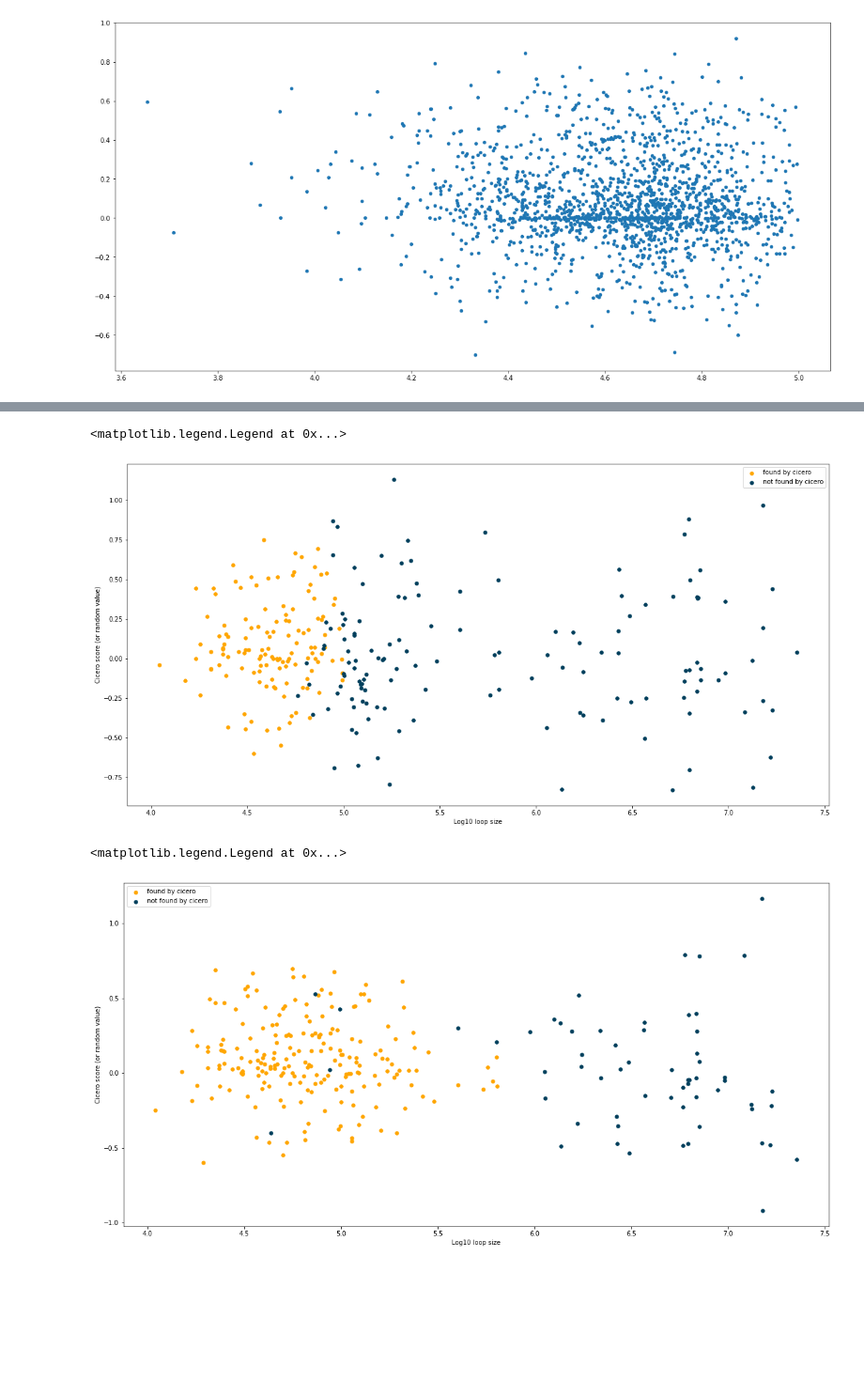
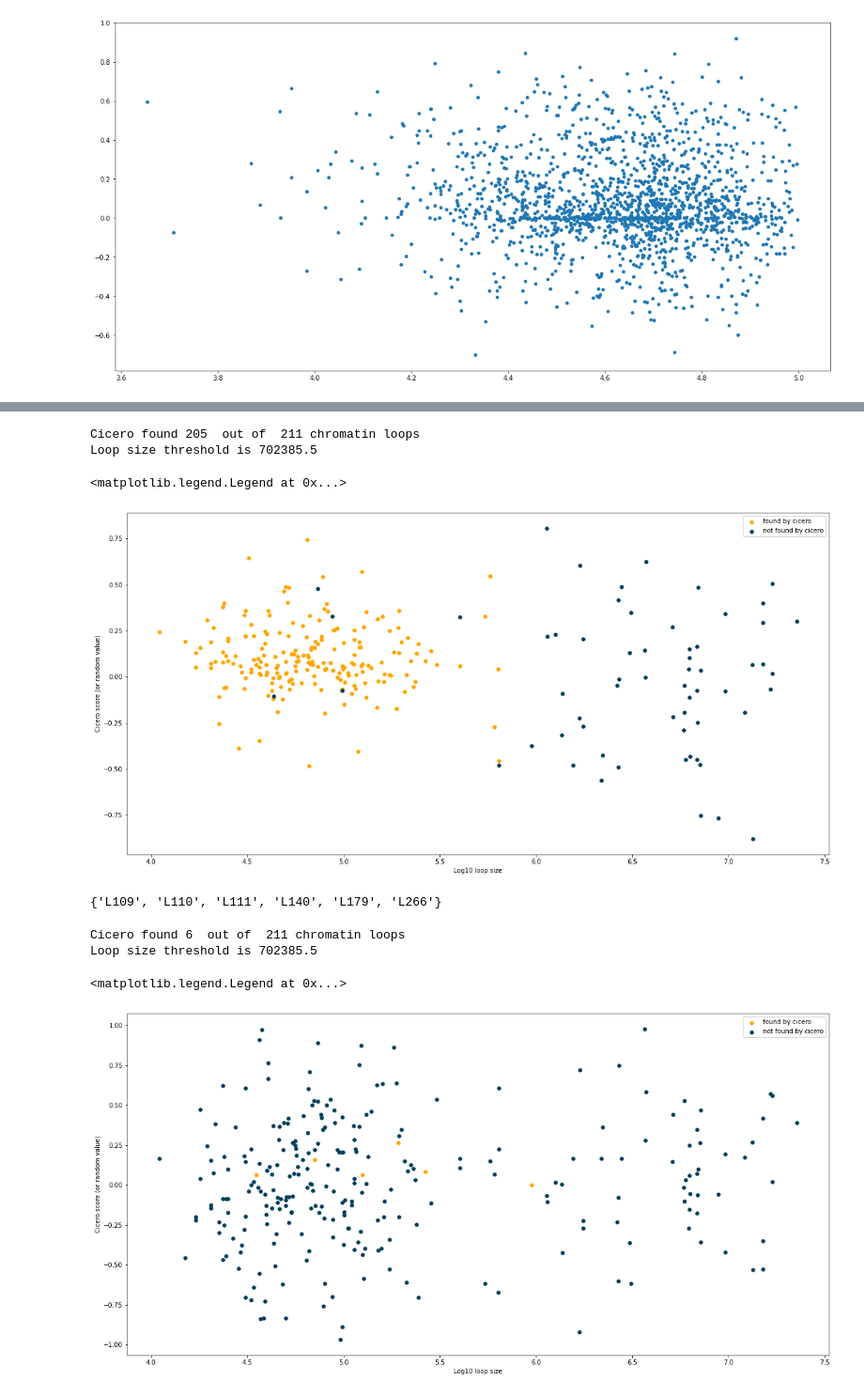
Before and after one commit to fishblish/enhancer-promoter-interactions, a Jupyter notebook: src/python/visualize_results.ipynb, the cells around one changed output, grey strips where cells are left out. Shown: that part at 94% size. Drawn from its saved outputs; the diff is of its cells as text; code cells hidden in the pictures; blank space fills up the shorter version.

```diff
--- a/src/python/visualize_results.ipynb
+++ b/src/python/visualize_results.ipynb
@@ -30,4 +17,5 @@ cicero.head(10)
 # %%
 results = pd.read_csv(path+'/results/whole_data/intersected_cicero_loops.csv')
 results_bigger = pd.read_csv(path+'/results/whole_data/intersection_results_bigger_set.csv')
-results_long = pd.read_csv(path+'/results/whole_data/intersection_results_cicero_long.csv')
+results_3_5 = pd.read_csv(path+'/results/whole_data/intersection_results_cicero_3_5.csv')
+results_7 = pd.read_csv(path+'/results/whole_data/intersection_results_cicero_7.csv')
@@ -113,0 +53,5 @@ print(len(set(results['loop_index'])))
+# %%
+
+chromatin_loops_bigger_set.index = chromatin_loops_bigger_set['loop_id']
+chromatin_loops_bigger_set.head()
+results
@@ -122,7 +102,0 @@ max(cicero['dist'])
-# %%
-seed = 42
-chromatin_loops_bigger_set['found_by_cicero'] = [0]*chromatin_loops_bigger_set.shape[0]
-chromatin_loops_bigger_set.loc[results_bigger['loop_index'], 'found_by_cicero'] = 1
-chromatin_loops_bigger_set['score'] = np.random.normal(loc=0, scale=0.4, size=chromatin_loops_bigger_set.shape[0])
-chromatin_loops_bigger_set.loc[results_bigger['loop_index'], 'score'] = results_bigger['score']
-chromatin_loops_bigger_set.head()
@@ -137,41 +147,57 @@ chromatin_loops_bigger_set.head()
 # %%
+seed = 42
+
+chromatin_loops_bigger_set['found_by_cicero'] = [0]*chromatin_loops_bigger_set.shape[0]
+chromatin_loops_bigger_set.loc[results_3_5['loop_index'], 'found_by_cicero'] = 1
+chromatin_loops_bigger_set['score'] = np.random.normal(loc=0, scale=0.4, size=chromatin_loops_bigger_set.shape[0])
+chromatin_loops_bigger_set.loc[results_3_5['loop_index'], 'score'] = results_3_5.groupby('loop_index')['score'].mean().loc[results_3_5['loop_index']]
 
 plt.figure(figsize=(20,10))
 
-# Assuming the two unique values in 'found_by_cicero' are 'value1' and 'value2'
 loops_in_results = chromatin_loops_bigger_set[chromatin_loops_bigger_set['found_by_cicero'] == 1]
 loops_outside_results = chromatin_loops_bigger_set[chromatin_loops_bigger_set['found_by_cicero'] == 0]
+print('Cicero found', chromatin_loops_bigger_set[chromatin_loops_bigger_set['found_by_cicero'] == 1].shape[0], ' out of ', chromatin_loops_bigger_set[chromatin_loops_bigger_set['dist']<= max(cicero_long['dist'])].shape[0], 'chromatin loops')
+print('Loop size threshold is', max(cicero_long['dist']))
 
 plt.scatter(np.log10(loops_in_results['dist']), loops_in_results['score'], color='#ffa600', s=30, label='found by cicero')
 plt.scatter(np.log10(loops_outside_results['dist']), loops_outside_results['score'], color='#003f5c', s=30, label='not found by cicero')
 
-plt.xlabel('Log10 loop size')  # x-axis label
-plt.ylabel('Cicero score (or random value)')  # y-axis label
-plt.legend()  # to show the legend
+plt.xlabel('Log10 loop size')
+plt.ylabel('Cicero score (or random value)')
+plt.legend()
 # %% [output]
-<matplotlib.legend.Legend at 0x...>
+Cicero found 205  out of  211 chromatin loops
+Loop size threshold is 702385.5
+<matplotlib.legend.Legend at 0x...>
-[figure, old version]
+[figure, new version]
+# %%
+set(results_7['loop_index'])
+# %% [output]
+{'L109', 'L110', 'L111', 'L140', 'L179', 'L266'}
 # %%
 seed = 42
 
 chromatin_loops_bigger_set['found_by_cicero'] = [0]*chromatin_loops_bigger_set.shape[0]
-chromatin_loops_bigger_set.loc[results_long['loop_index'], 'found_by_cicero'] = 1
+chromatin_loops_bigger_set.loc[results_7['loop_index'], 'found_by_cicero'] = 1
 chromatin_loops_bigger_set['score'] = np.random.normal(loc=0, scale=0.4, size=chromatin_loops_bigger_set.shape[0])
-chromatin_loops_bigger_set.loc[results_long['loop_index'], 'score'] = results_long['score']
+chromatin_loops_bigger_set.loc[results_7['loop_index'], 'score'] = results_7.groupby('loop_index')['score'].mean().loc[results_7['loop_index']]
 chromatin_loops_bigger_set.head()
 
 plt.figure(figsize=(20,10))
 
-# Assuming the two unique values in 'found_by_cicero' are 'value1' and 'value2'
 loops_in_results = chromatin_loops_bigger_set[chromatin_loops_bigger_set['found_by_cicero'] == 1]
 loops_outside_results = chromatin_loops_bigger_set[chromatin_loops_bigger_set['found_by_cicero'] == 0]
+print('Cicero found', chromatin_loops_bigger_set[chromatin_loops_bigger_set['found_by_cicero'] == 1].shape[0], ' out of ', chromatin_loops_bigger_set[chromatin_loops_bigger_set['dist']<= max(cicero_long['dist'])].shape[0], 'chromatin loops')
+print('Loop size threshold is', max(cicero_long['dist']))
 
 plt.scatter(np.log10(loops_in_results['dist']), loops_in_results['score'], color='#ffa600', s=30, label='found by cicero')
 plt.scatter(np.log10(loops_outside_results['dist']), loops_outside_results['score'], color='#003f5c', s=30, label='not found by cicero')
 
-plt.xlabel('Log10 loop size')  # x-axis label
-plt.ylabel('Cicero score (or random value)')  # y-axis label
-plt.legend()  # to show the legend
+plt.xlabel('Log10 loop size')
+plt.ylabel('Cicero score (or random value)')
+plt.legend()
 # %% [output]
-<matplotlib.legend.Legend at 0x...>
+Cicero found 6  out of  211 chromatin loops
+Loop size threshold is 702385.5
+<matplotlib.legend.Legend at 0x...>
-[figure, old version]
+[figure, new version]
```
Also changed, not shown: parts of 14 cells of this notebook, 1 other file.
